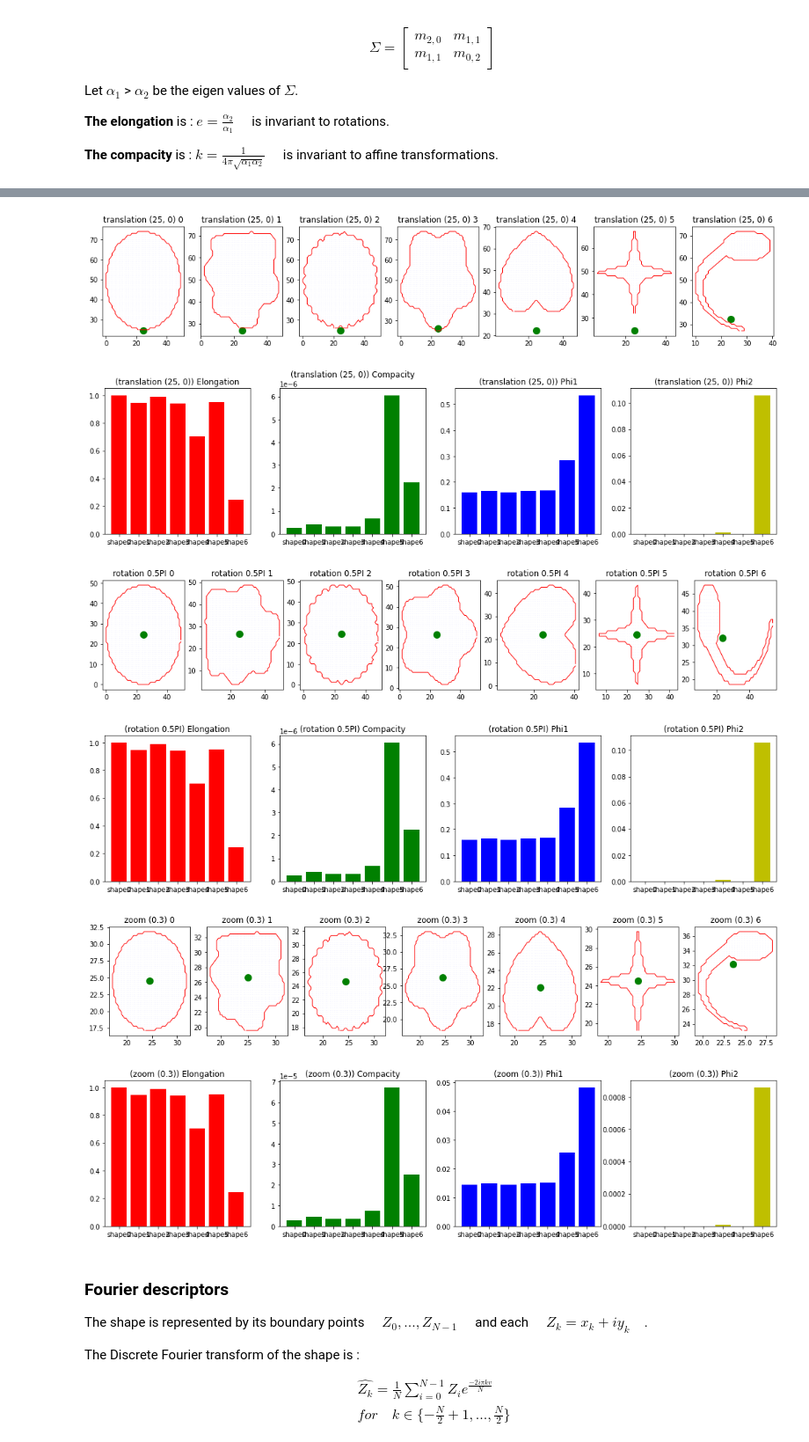
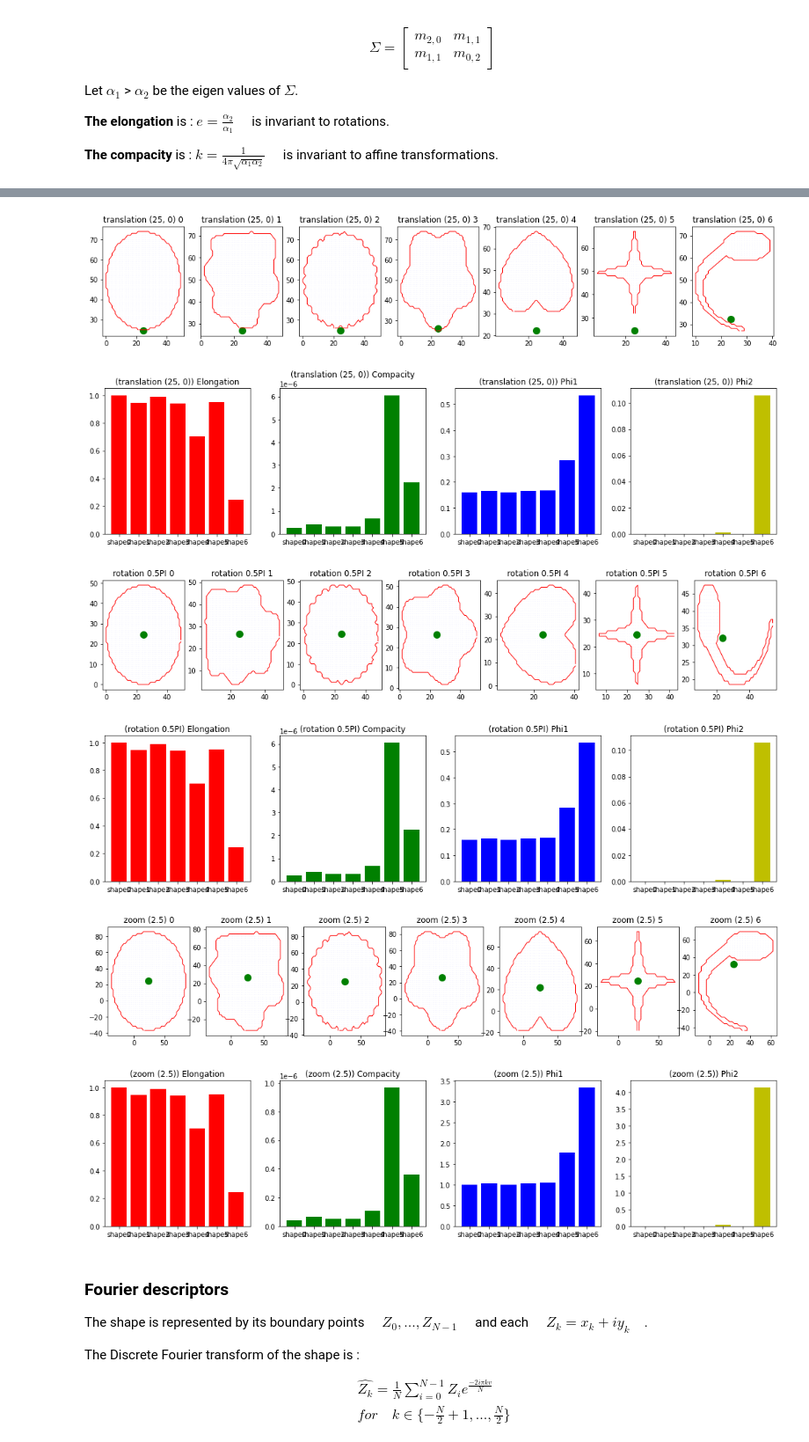
Before and after one commit to kgghislain/image-processing, a Jupyter notebook: 03-shape-representation.ipynb, the cells around one changed output, grey strips where cells are left out. Shown at 88% size. Saved outputs shown, nothing was run; the diff lists cells and outputs as text; code cells hidden in the pictures.

```diff
--- a/03-shape-representation.ipynb
+++ b/03-shape-representation.ipynb
@@ -336,7 +336,6 @@ shapes_phi1 = []
 shapes_phi2 = []
 
 def compute_moment(points, boundary, p, q):
-  res = 0
   x_ = np.mean(points[:,0])
   y_ = np.mean(points[:,1])
   return np.sum( ((points[:,0]-x_)**p) * ((points[:,1]-y_)**q) )
@@ -480,36 +479,36 @@ rot_shapes_boundary = []
 rot_shapes_points = []
 angle = math.pi/2
 for i in range(len(shapes_boundary)):
   rot_boundary = applyRotationToPoints(shapes_center[i], angle, shapes_boundary[i])
   rot_shapes_boundary.append(rot_boundary)
   rot_points = applyRotationToPoints(shapes_center[i], angle, shapes_points[i])
   rot_shapes_points.append(rot_points)
 # Update descriptors
 updateDescriptors(rot_shapes_points, rot_shapes_boundary)
 displayResults(rot_shapes_points, rot_shapes_boundary, f"rotation {(angle/math.pi)}PI")
 
 clear_descriptors()
 # Zoom
 zoom_shapes_boundary = []
 zoom_shapes_points = []
-zoom = 0.3
+zoom = 2.5
 for i in range(len(shapes_boundary)):
   zoom_boundary = applyScalingToPoints(shapes_center[i], zoom, shapes_boundary[i])
   zoom_shapes_boundary.append(zoom_boundary)
   zoom_points = applyScalingToPoints(shapes_center[i], zoom, shapes_points[i])
   zoom_shapes_points.append(zoom_points)
 # Update descriptors
 updateDescriptors(zoom_shapes_points, zoom_shapes_boundary)
 displayResults(zoom_shapes_points, zoom_shapes_boundary, f"zoom ({zoom})")
 # %% [output]
 [figure]
 [figure]
 [figure]
 [figure]
 [figure]
 [figure]
-[figure, old version]
+[figure, new version]
-[figure, old version]
+[figure, new version]
 # %% [markdown]
 ### Fourier descriptors
 
```
Also changed, not shown: parts of 1 cell of this notebook, 11 other files.
